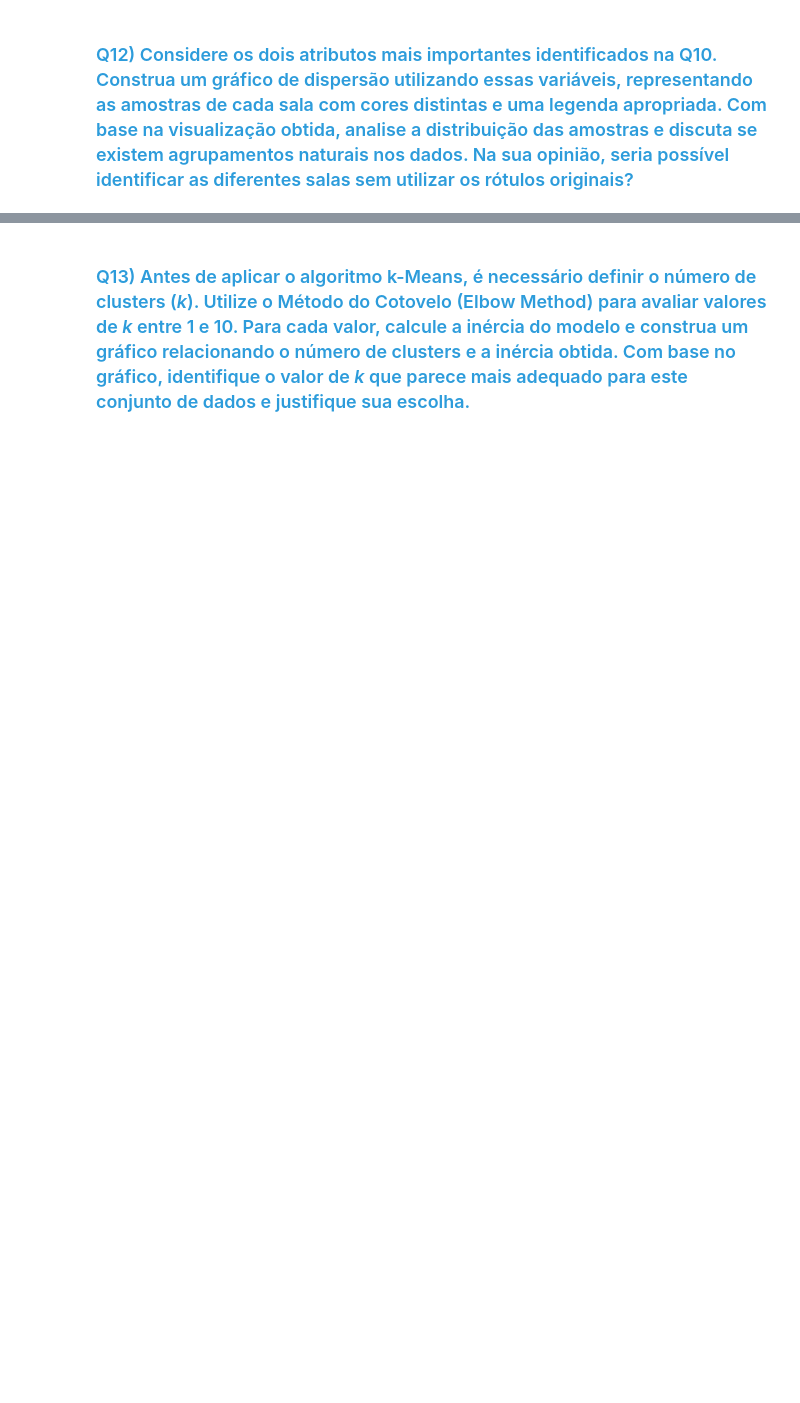
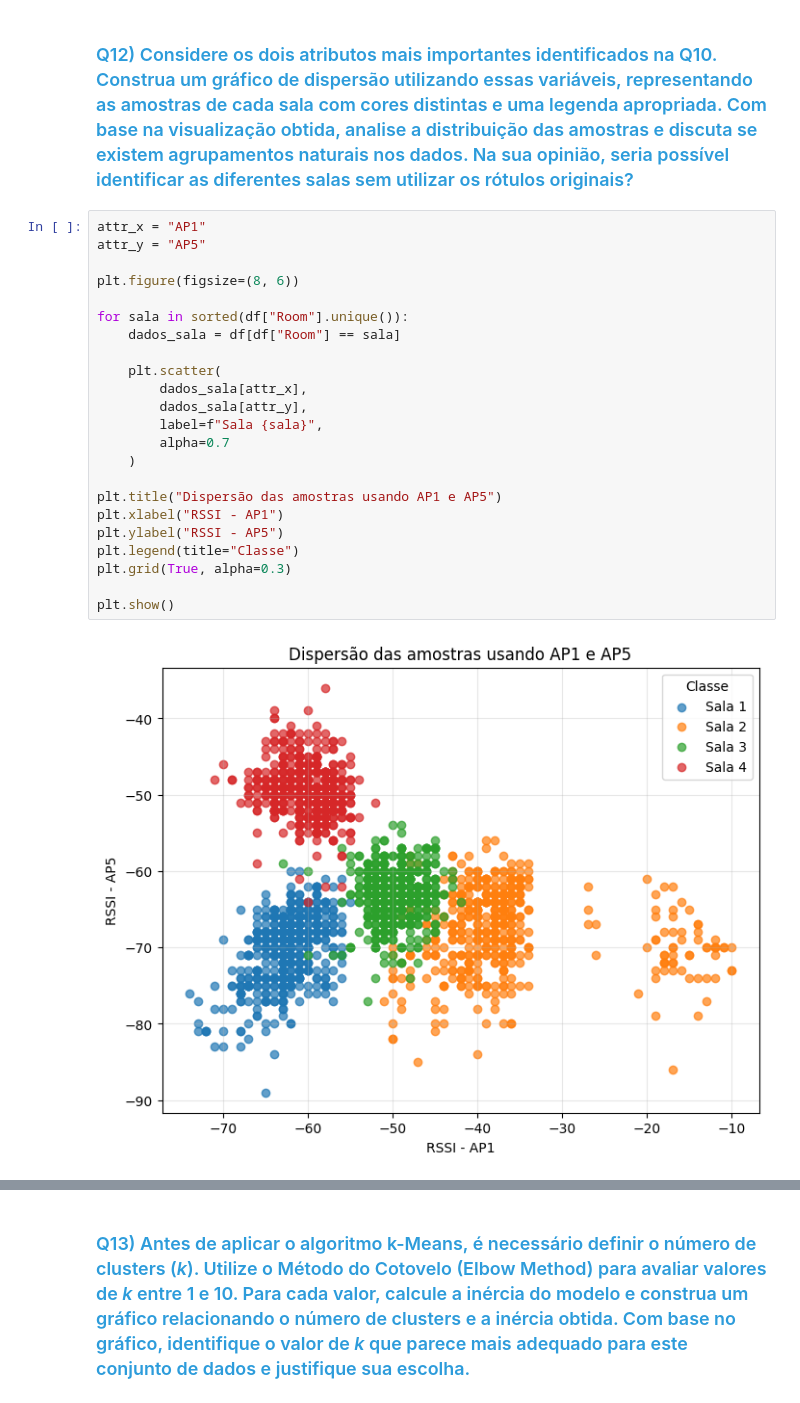
Before and after one commit to RennowT/C318, a Jupyter notebook: C318_2026_1_Atividade_06_1954.ipynb, the cells around one changed output, grey strips where cells are left out. Saved outputs shown, nothing was run; the diff lists cells and outputs as text; blank space fills up the shorter version.

```diff
--- a/C318_2026_1_Atividade_06_1954.ipynb
+++ b/C318_2026_1_Atividade_06_1954.ipynb
@@ -536,2 +538,27 @@ Os atributos mais importantes foram AP1 e AP5, com importâncias de 0,5628 e 0,3
 # %% [markdown]
 ### <font color='#2D9CDB'>Q12) Considere os dois atributos mais importantes identificados na Q10. Construa um gráfico de dispersão utilizando essas variáveis, representando as amostras de cada sala com cores distintas e uma legenda apropriada. Com base na visualização obtida, analise a distribuição das amostras e discuta se existem agrupamentos naturais nos dados. Na sua opinião, seria possível identificar as diferentes salas sem utilizar os rótulos originais?</font>
+# %%
+attr_x = "AP1"
+attr_y = "AP5"
+
+plt.figure(figsize=(8, 6))
+
+for sala in sorted(df["Room"].unique()):
+    dados_sala = df[df["Room"] == sala]
+
+    plt.scatter(
+        dados_sala[attr_x],
+        dados_sala[attr_y],
+        label=f"Sala {sala}",
+        alpha=0.7
+    )
+
+plt.title("Dispersão das amostras usando AP1 e AP5")
+plt.xlabel("RSSI - AP1")
+plt.ylabel("RSSI - AP5")
+plt.legend(title="Classe")
+plt.grid(True, alpha=0.3)
+
+plt.show()
+# %% [output]
+[figure, added]
```
Also changed, not shown: parts of 21 cells of this notebook.
